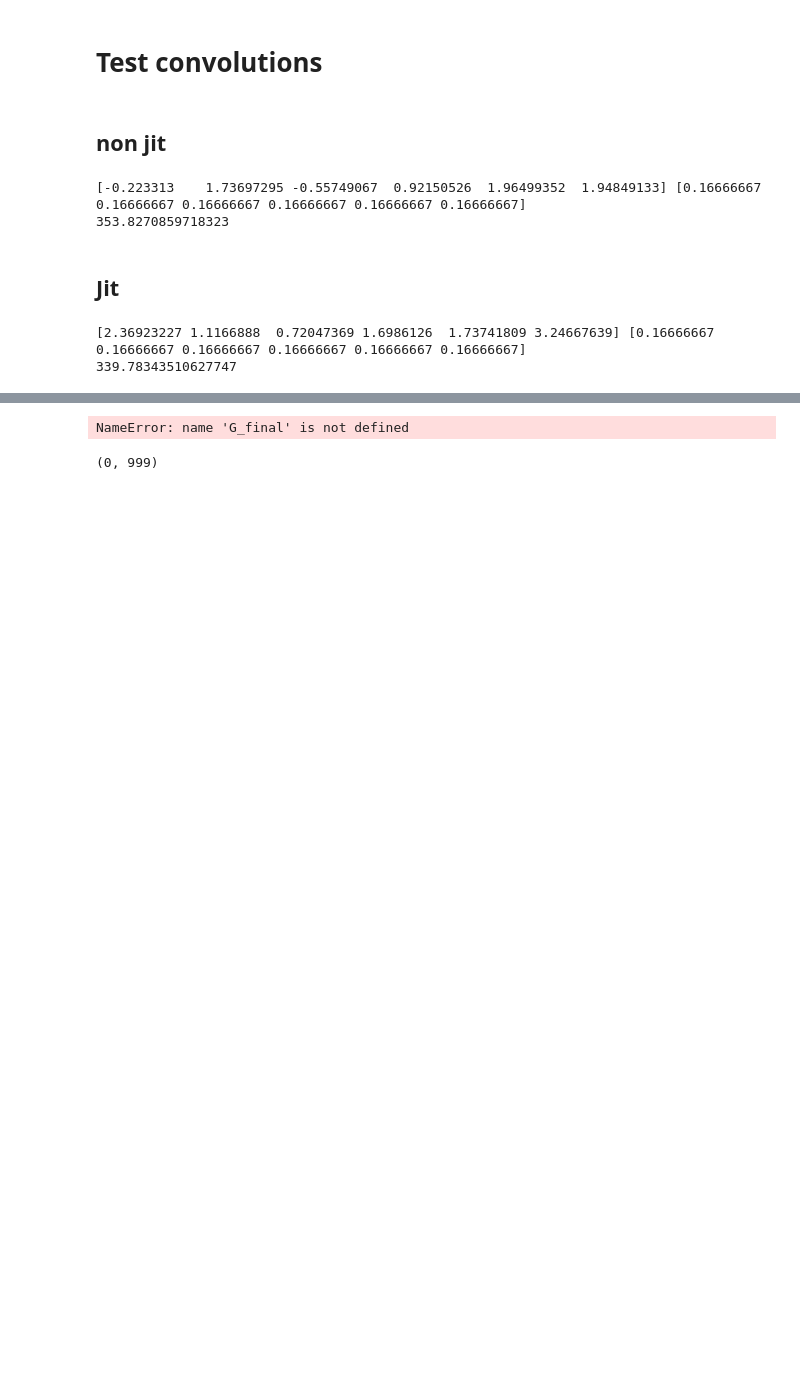
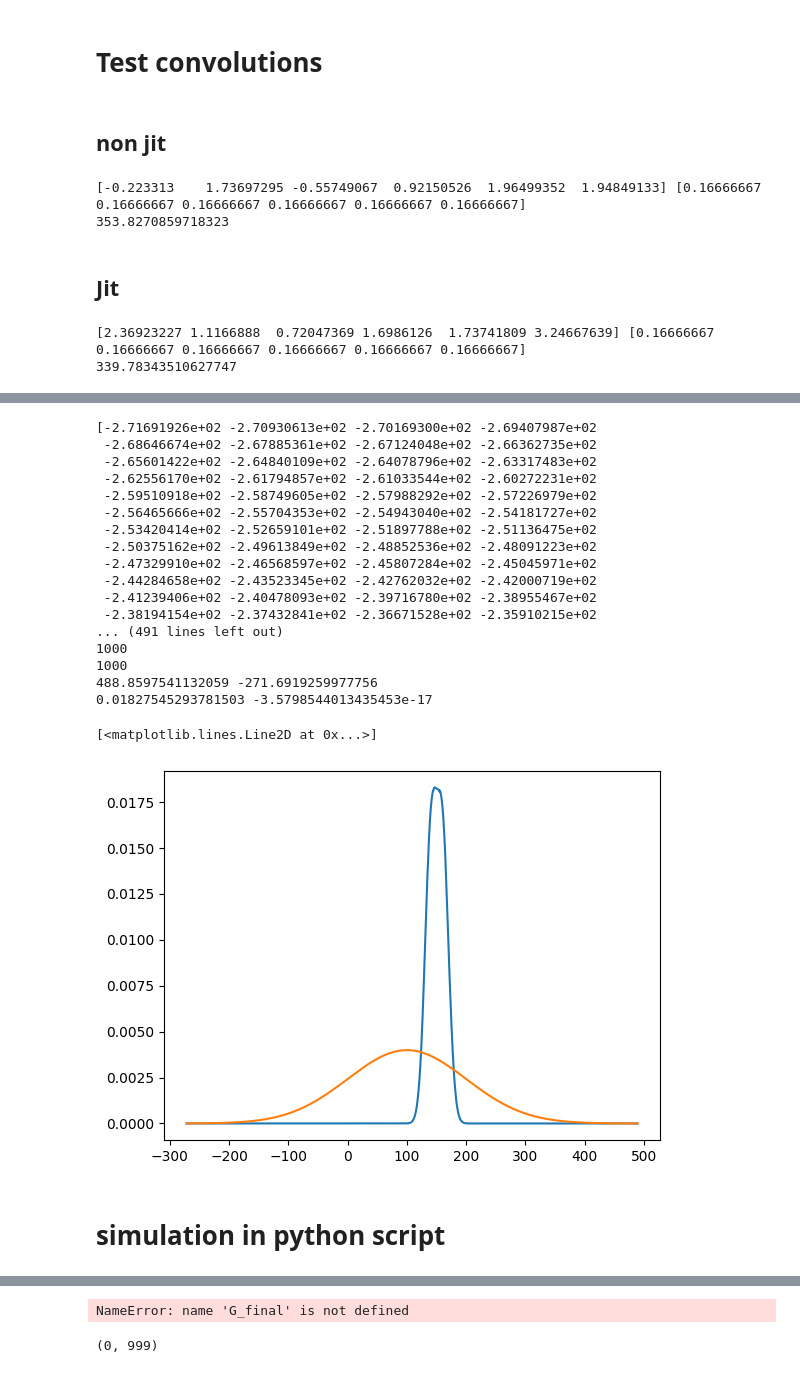
Before and after one commit to anloehr-1097/DistrRL_MonteCarlo, a Jupyter notebook: Untitled.ipynb, the cells around one changed output, grey strips where cells are left out. Saved outputs shown, nothing was run; the diff lists cells and outputs as text; code cells hidden in the pictures; blank space fills up the shorter version.

```diff
--- a/Untitled.ipynb
+++ b/Untitled.ipynb
@@ -228,0 +289,38 @@ plt.bar(samples, probs_samples)
+# %%
+import matplotlib.pyplot as plt
+
+G_final = approx_list[-1]
+print(G_final[0], G_final[1])
+print(len(G_final[0]))
+print(np.sum(G_final[1]))
+print(np.min(G_final[1]), np.max(G_final[1]))
+print(np.sum(G_final[1]))
+print(len(G_final[0])), print(len(G_final[1]))
+# plt.plot(G_final[0], G_final[1])
+plt.plot(G_final[0], G_final[1])
+print(np.max(G_final[0]), np.min(G_final[0]))
+print(np.max(G_final[1]), np.min(G_final[1]))
+x_ax = np.linspace(np.min(G_final[0]), np.max(G_final[0]), len(G_final[0]))
+plt.plot(x_ax, sp.norm.pdf(x_ax, T, T))
+# %% [output]
+[-2.71691926e+02 -2.70930613e+02 -2.70169300e+02 -2.69407987e+02
+ -2.68646674e+02 -2.67885361e+02 -2.67124048e+02 -2.66362735e+02
+ -2.65601422e+02 -2.64840109e+02 -2.64078796e+02 -2.63317483e+02
+ -2.62556170e+02 -2.61794857e+02 -2.61033544e+02 -2.60272231e+02
+ -2.59510918e+02 -2.58749605e+02 -2.57988292e+02 -2.57226979e+02
+ -2.56465666e+02 -2.55704353e+02 -2.54943040e+02 -2.54181727e+02
+ -2.53420414e+02 -2.52659101e+02 -2.51897788e+02 -2.51136475e+02
+ -2.50375162e+02 -2.49613849e+02 -2.48852536e+02 -2.48091223e+02
+ -2.47329910e+02 -2.46568597e+02 -2.45807284e+02 -2.45045971e+02
+ -2.44284658e+02 -2.43523345e+02 -2.42762032e+02 -2.42000719e+02
+ -2.41239406e+02 -2.40478093e+02 -2.39716780e+02 -2.38955467e+02
+ -2.38194154e+02 -2.37432841e+02 -2.36671528e+02 -2.35910215e+02
+... (491 lines left out)
+1000
+1000
+488.8597541132059 -271.6919259977756
+0.01827545293781503 -3.5798544013435453e-17
+[<matplotlib.lines.Line2D at 0x...>]
+[figure, added]
+# %% [markdown]
+# simulation in python script
```
Also changed, not shown: parts of 17 cells of this notebook, 1 other file.
